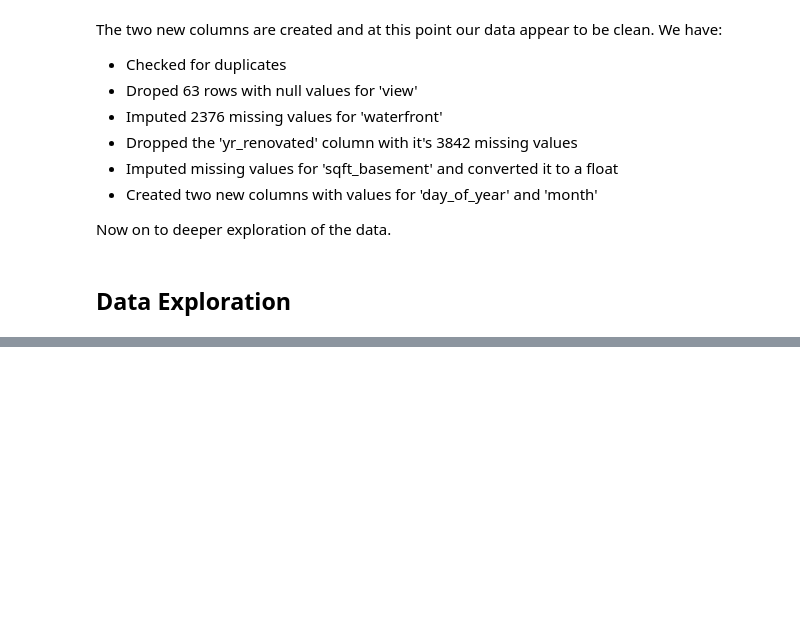
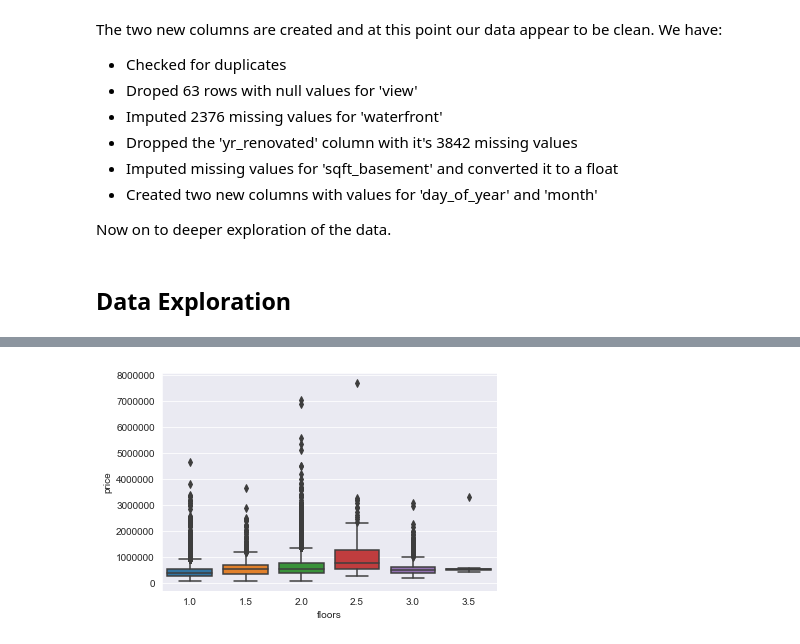
Before and after one commit to rab175/dsc-v2-mod1-final-project-online-ds-pt-071519, a Jupyter notebook: student.ipynb, the cells around one changed output, grey strips where cells are left out. Cells and saved outputs as stored; diff of their text form; code cells hidden in the pictures; blank space fills up the shorter version.

```diff
--- a/student.ipynb
+++ b/student.ipynb
@@ -544,0 +550,4 @@ sns.lmplot(x="total_bill", y="tip", hue="smoker",
+# %%
+ax = sns.boxplot(x='floors', y='price', data=df);
+# %% [output]
+[figure, added]
```
Also changed, not shown: parts of 21 cells of this notebook.
